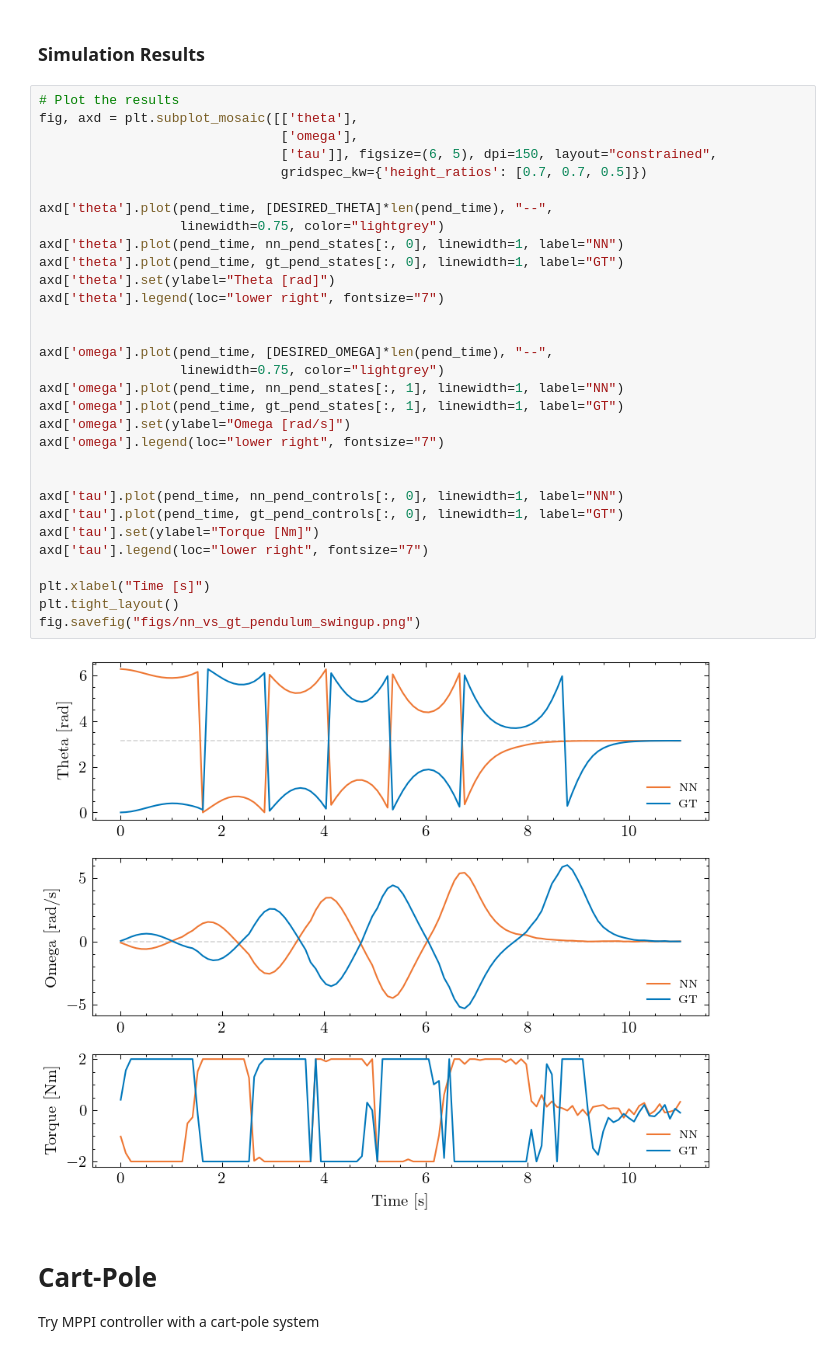
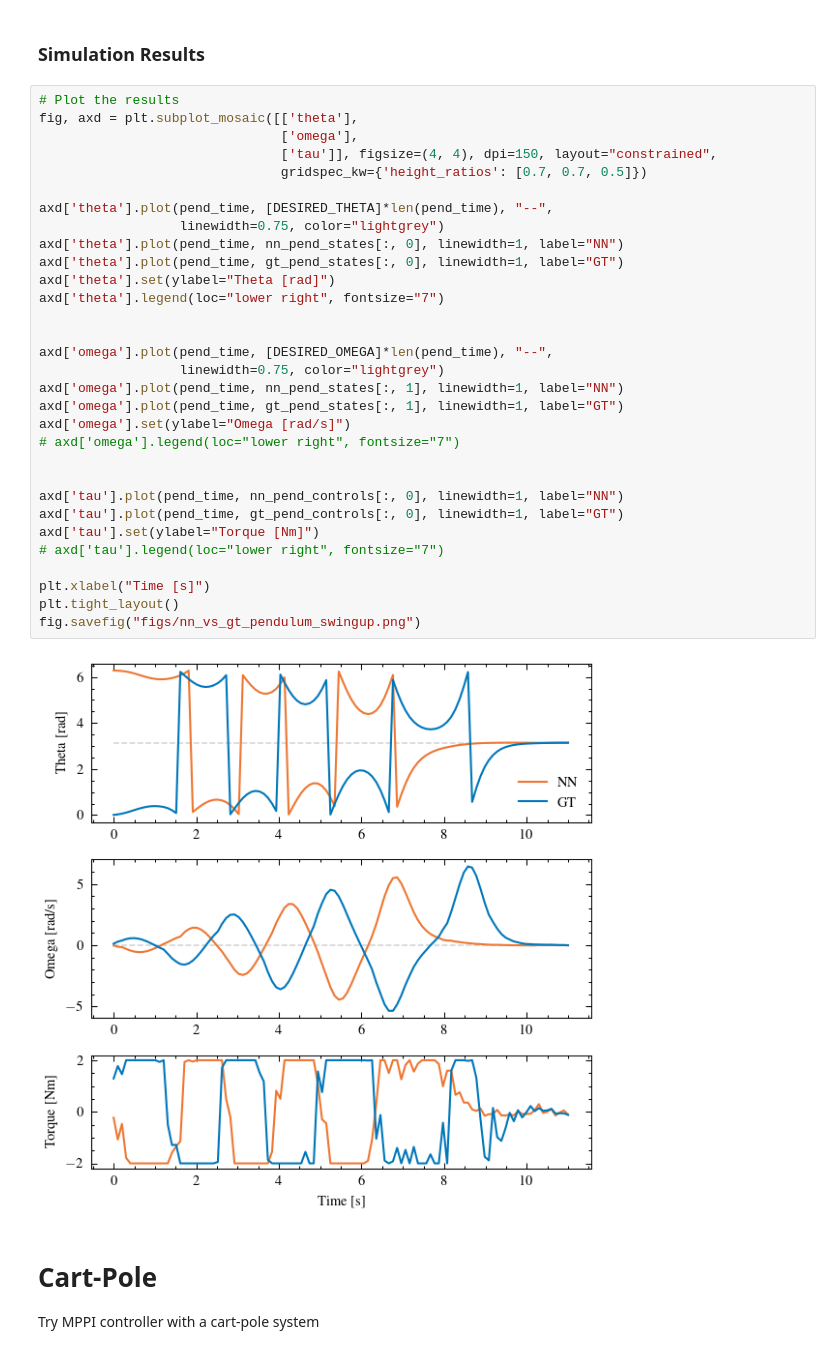
Before and after one commit to micahreich/mppi-neural-dynamics, a Jupyter notebook: control/MPPI_NNPlayground.ipynb, the cells around one changed output. Saved outputs shown, nothing was run; the diff lists cells and outputs as text.

Commit message:
new figures

```diff
--- a/control/MPPI_NNPlayground.ipynb
+++ b/control/MPPI_NNPlayground.ipynb
@@ -140,36 +140,36 @@ gt_pend_states, gt_pend_controls, pend_time = gt_pend_env.run(simulation_length=
 # %%
 # Plot the results
 fig, axd = plt.subplot_mosaic([['theta'],
                                ['omega'],
-                               ['tau']], figsize=(6, 5), dpi=150, layout="constrained",
+                               ['tau']], figsize=(4, 4), dpi=150, layout="constrained",
                                gridspec_kw={'height_ratios': [0.7, 0.7, 0.5]})
 
 axd['theta'].plot(pend_time, [DESIRED_THETA]*len(pend_time), "--",
                   linewidth=0.75, color="lightgrey")
 axd['theta'].plot(pend_time, nn_pend_states[:, 0], linewidth=1, label="NN")
 axd['theta'].plot(pend_time, gt_pend_states[:, 0], linewidth=1, label="GT")
 axd['theta'].set(ylabel="Theta [rad]")
 axd['theta'].legend(loc="lower right", fontsize="7")
 
 
 axd['omega'].plot(pend_time, [DESIRED_OMEGA]*len(pend_time), "--",
                   linewidth=0.75, color="lightgrey")
 axd['omega'].plot(pend_time, nn_pend_states[:, 1], linewidth=1, label="NN")
 axd['omega'].plot(pend_time, gt_pend_states[:, 1], linewidth=1, label="GT")
 axd['omega'].set(ylabel="Omega [rad/s]")
-axd['omega'].legend(loc="lower right", fontsize="7")
+# axd['omega'].legend(loc="lower right", fontsize="7")
 
 
 axd['tau'].plot(pend_time, nn_pend_controls[:, 0], linewidth=1, label="NN")
 axd['tau'].plot(pend_time, gt_pend_controls[:, 0], linewidth=1, label="GT")
 axd['tau'].set(ylabel="Torque [Nm]")
-axd['tau'].legend(loc="lower right", fontsize="7")
+# axd['tau'].legend(loc="lower right", fontsize="7")
 
 plt.xlabel("Time [s]")
 plt.tight_layout()
 fig.savefig("figs/nn_vs_gt_pendulum_swingup.png")
 # %% [output]
-[figure, old version]
+[figure, new version]
 # %% [markdown]
 # Cart-Pole
 Try MPPI controller with a cart-pole system
```
Also changed, not shown: parts of 11 cells of this notebook, 24 other files.
